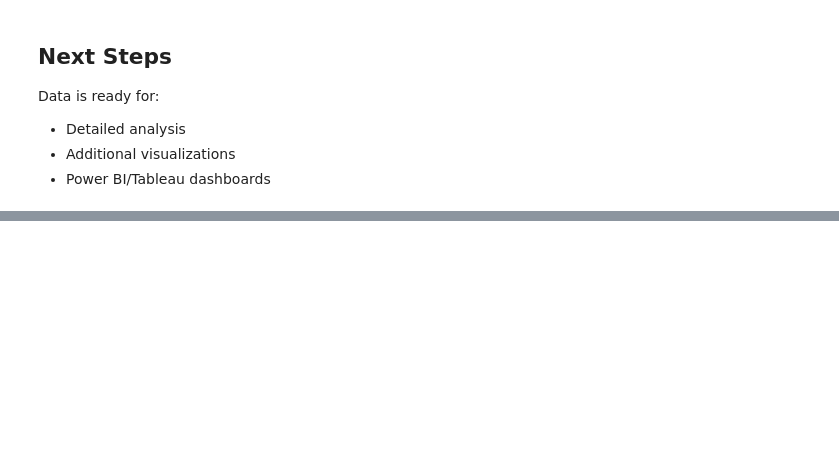
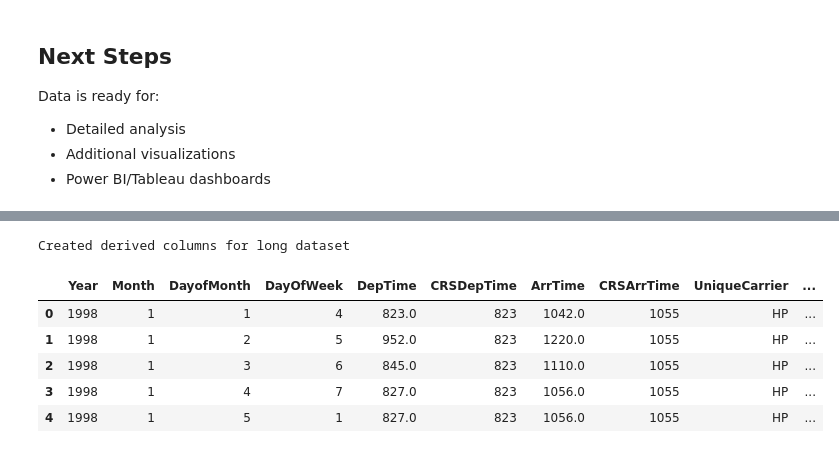
Before and after one commit to kitsakisGk/Masters_AUEB, a Jupyter notebook: Data_visualization/Final_Project/02_data_cleaning.ipynb, the cells around one changed output, grey strips where cells are left out. Cells and saved outputs as stored; diff of their text form; code cells hidden in the pictures; blank space fills up the shorter version.

```diff
--- a/Data_visualization/Final_Project/02_data_cleaning.ipynb
+++ b/Data_visualization/Final_Project/02_data_cleaning.ipynb
@@ -304,0 +404,76 @@ Data is ready for:
+# %%
+# Apply same data cleaning to long dataset
+# Create flight date
+df_long['FlightDate'] = pd.to_datetime(
+    df_long[['Year', 'Month', 'DayofMonth']].rename(columns={'DayofMonth': 'Day'}),
+    errors='coerce'
+)
+
+# Split time columns into hours and minutes
+for time_col in ['CRSDepTime', 'DepTime', 'CRSArrTime', 'ArrTime']:
+    df_long[f'{time_col}_Hour'] = (df_long[time_col] // 100).astype('Int64')
+    df_long[f'{time_col}_Min'] = (df_long[time_col] % 100).astype('Int64')
+
+# On-time performance (within 15 minutes)
+df_long['OnTime'] = (df_long['ArrDelay'].fillna(999) <= 15) & (df_long['Cancelled'] == 0)
+
+# Delay categories
+df_long['DelayCategory'] = pd.cut(
+    df_long['ArrDelay'],
+    bins=[-np.inf, 0, 15, 60, np.inf],
+    labels=['Early', 'OnTime', 'Delayed', 'SeverelyDelayed']
+)
+
+# Time features
+df_long['Quarter'] = df_long['Month'].apply(lambda m: (m-1)//3 + 1)
+df_long['IsHolidaySeason'] = df_long['Month'].isin([6, 7, 8, 11, 12])
+
+# Day names
+day_map = {1: 'Mon', 2: 'Tue', 3: 'Wed', 4: 'Thu', 5: 'Fri', 6: 'Sat', 7: 'Sun'}
+df_long['DayName'] = df_long['DayOfWeek'].map(day_map)
+
+# Airport indicators
+df_long['IsMCO'] = (df_long['Origin'] == 'MCO') | (df_long['Dest'] == 'MCO')
+df_long['IsMIA'] = (df_long['Origin'] == 'MIA') | (df_long['Dest'] == 'MIA')
+
+# 1. Flight direction (departing vs arriving at MCO/MIA)
+df_long['MCO_Direction'] = df_long.apply(lambda x: 'Departure' if x['Origin'] == 'MCO'
+                                else ('Arrival' if x['Dest'] == 'MCO' else None), axis=1)
+df_long['MIA_Direction'] = df_long.apply(lambda x: 'Departure' if x['Origin'] == 'MIA'
+                                else ('Arrival' if x['Dest'] == 'MIA' else None), axis=1)
+
+# 2. Time of day categories (useful for delay patterns)
+df_long['TimeOfDay'] = pd.cut(df_long['CRSDepTime_Hour'],
+                          bins=[0, 6, 12, 18, 24],
+                          labels=['Night', 'Morning', 'Afternoon', 'Evening'],
+                          include_lowest=True)
+
+# 3. Weekend indicator
+df_long['IsWeekend'] = df_long['DayOfWeek'].isin([6, 7])
+
+# 4. Distance categories
+df_long['DistanceCategory'] = pd.cut(df_long['Distance'],
+                                 bins=[0, 500, 1000, 2000, 5000],
+                                 labels=['Short', 'Medium', 'Long', 'VeryLong'])
+
+# 5. Season
+df_long['Season'] = df_long['Month'].map({12: 'Winter', 1: 'Winter', 2: 'Winter',
+                                 3: 'Spring', 4: 'Spring', 5: 'Spring',
+                                 6: 'Summer', 7: 'Summer', 8: 'Summer',
+                                 9: 'Fall', 10: 'Fall', 11: 'Fall'})
+
+# 6. Primary delay cause (for flights with delays)
+delay_cols = ['CarrierDelay', 'WeatherDelay', 'NASDelay', 'SecurityDelay', 'LateAircraftDelay']
+df_long['PrimaryDelayCause'] = df_long[delay_cols].idxmax(axis=1)
+df_long.loc[df_long['ArrDelay'] <= 0, 'PrimaryDelayCause'] = 'None'
+
+print("Created derived columns for long dataset")
+df_long.head()
+# %% [output]
+Created derived columns for long dataset
+|  | Year | Month | DayofMonth | DayOfWeek | DepTime | CRSDepTime | ArrTime | CRSArrTime | UniqueCarrier | ... |
+| 0 | 1998 | 1 | 1 | 4 | 823.0 | 823 | 1042.0 | 1055 | HP | ... |
+| 1 | 1998 | 1 | 2 | 5 | 952.0 | 823 | 1220.0 | 1055 | HP | ... |
+| 2 | 1998 | 1 | 3 | 6 | 845.0 | 823 | 1110.0 | 1055 | HP | ... |
+| 3 | 1998 | 1 | 4 | 7 | 827.0 | 823 | 1056.0 | 1055 | HP | ... |
+| 4 | 1998 | 1 | 5 | 1 | 827.0 | 823 | 1056.0 | 1055 | HP | ... |
```
Also changed, not shown: parts of 8 cells of this notebook, 2 other files.
